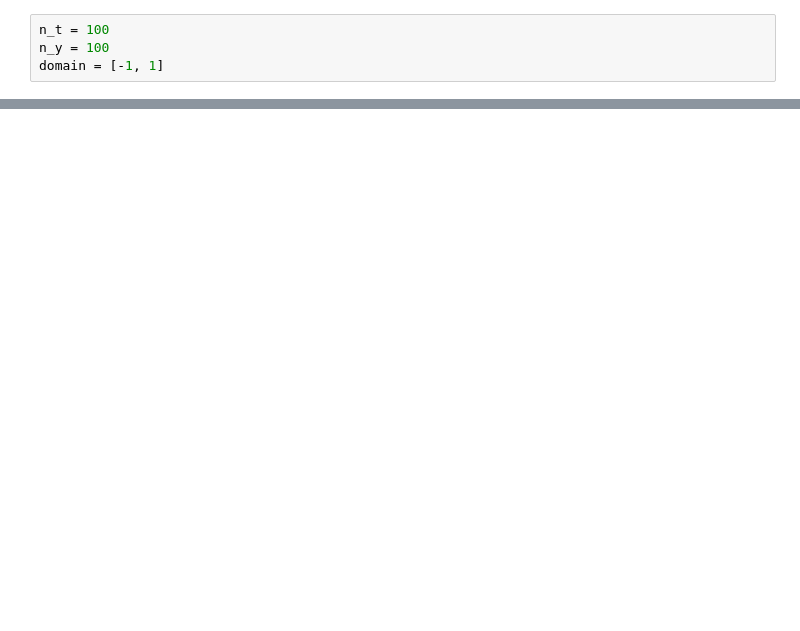
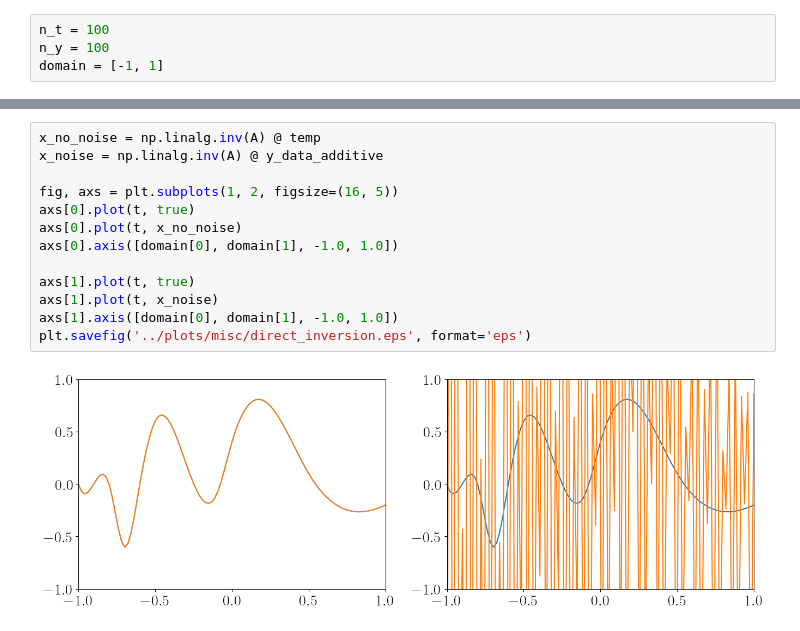
Before and after one commit to akseliekseli/Bayesian-Neural-Networks-with-Stochastic-Variational-Inference-in-Inverse-Problems, a Jupyter notebook: codes/noise_examples.ipynb, the cells around one changed output, grey strips where cells are left out. Cells and saved outputs as stored; diff of their text form; blank space fills up the shorter version.

```diff
--- a/codes/noise_examples.ipynb
+++ b/codes/noise_examples.ipynb
@@ -91,0 +126,15 @@ axs[1].axis([domain[0], domain[1], -1.0, 1.0])
+# %%
+x_no_noise = np.linalg.inv(A) @ temp
+x_noise = np.linalg.inv(A) @ y_data_additive
+
+fig, axs = plt.subplots(1, 2, figsize=(16, 5))
+axs[0].plot(t, true)
+axs[0].plot(t, x_no_noise)
+axs[0].axis([domain[0], domain[1], -1.0, 1.0])
+
+axs[1].plot(t, true)
+axs[1].plot(t, x_noise)
+axs[1].axis([domain[0], domain[1], -1.0, 1.0])
+plt.savefig('../plots/misc/direct_inversion.eps', format='eps')
+# %% [output]
+[figure, added]
```
Also changed, not shown: parts of 6 cells of this notebook, 5 other files.
